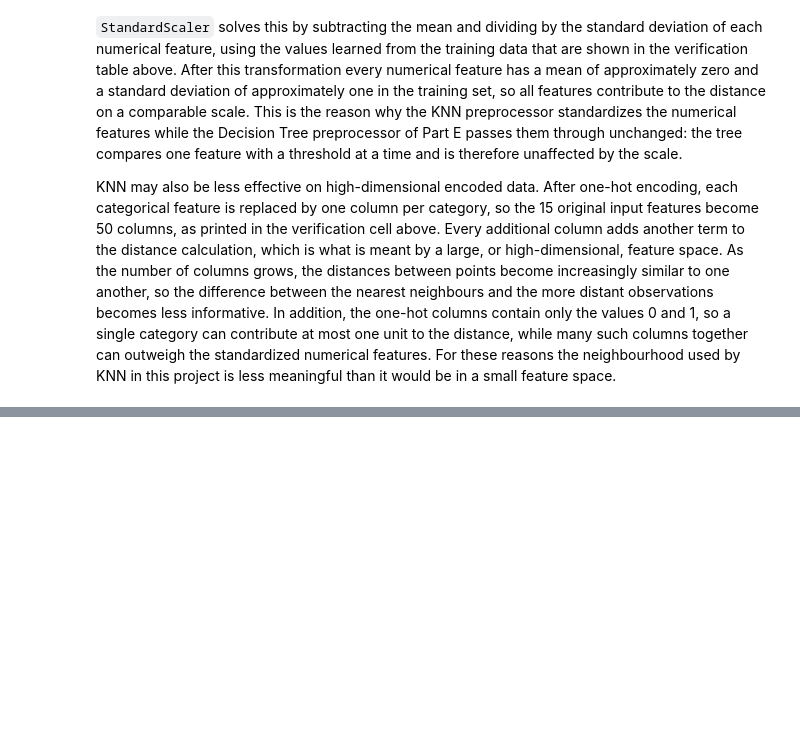
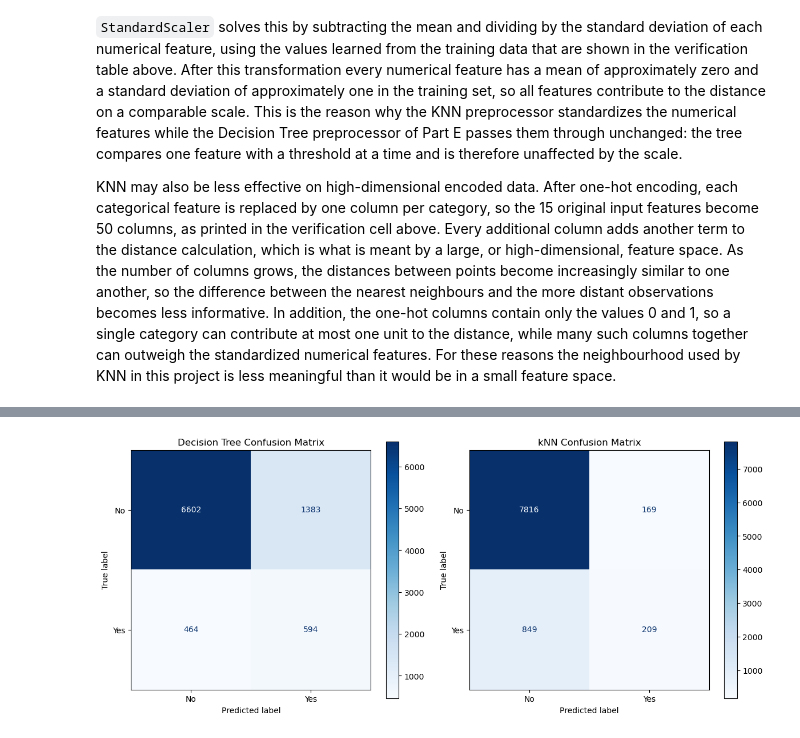
Before and after one commit to liadagon/Applied_Artificial_Intelligence, a Jupyter notebook: FinalProjectAppliedAI.ipynb, the cells around one changed output, grey strips where cells are left out. Drawn from its saved outputs; the diff is of its cells as text; code cells hidden in the pictures; blank space fills up the shorter version.

Commit message:
Complete Part G - Model Evaluation and Comparison

```diff
--- a/FinalProjectAppliedAI.ipynb
+++ b/FinalProjectAppliedAI.ipynb
@@ -1018,0 +1021,18 @@ KNN may also be less effective on high-dimensional encoded data. After one-hot e
+# %%
+from sklearn.metrics import (
+    accuracy_score,
+    precision_score,
+    recall_score,
+    f1_score,
+    classification_report,
+    confusion_matrix
+)
+
+# Generate predictions on the test set
+decision_tree_predictions = decision_tree_pipeline.predict(X_test)
+knn_predictions = knn_pipeline.predict(X_test)
+
+print("Predictions were generated successfully.")
+print("Decision Tree predictions:", len(decision_tree_predictions))
+print("KNN predictions:", len(knn_predictions))
+print("Test observations:", len(y_test))
@@ -1018,0 +1107,30 @@ KNN may also be less effective on high-dimensional encoded data. After one-hot e
+# %%
+# Confusion matrices for both models
+
+import matplotlib.pyplot as plt
+from sklearn.metrics import ConfusionMatrixDisplay
+
+fig, axes = plt.subplots(1, 2, figsize=(12, 5))
+
+ConfusionMatrixDisplay.from_predictions(
+    y_test,
+    decision_tree_predictions,
+    display_labels=["No", "Yes"],
+    cmap="Blues",
+    ax=axes[0]
+)
+axes[0].set_title("Decision Tree Confusion Matrix")
+
+ConfusionMatrixDisplay.from_predictions(
+    y_test,
+    knn_predictions,
+    display_labels=["No", "Yes"],
+    cmap="Blues",
+    ax=axes[1]
+)
+axes[1].set_title("kNN Confusion Matrix")
+
+plt.tight_layout()
+plt.show()
+# %% [output]
+[figure, added]
```
Also changed, not shown: parts of 11 cells of this notebook.
